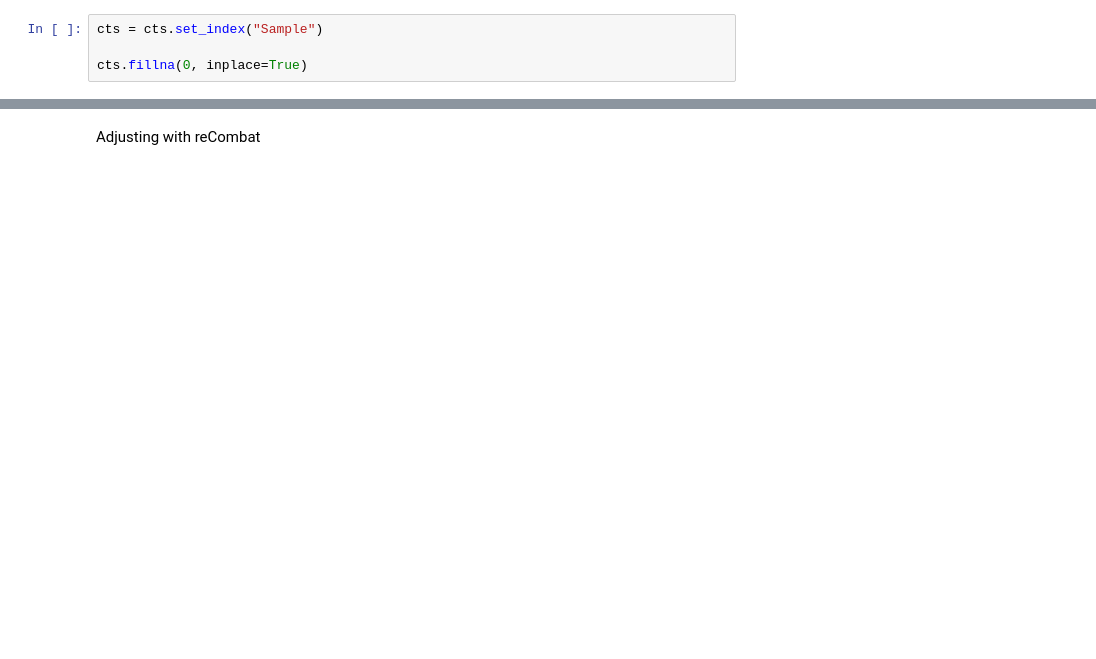
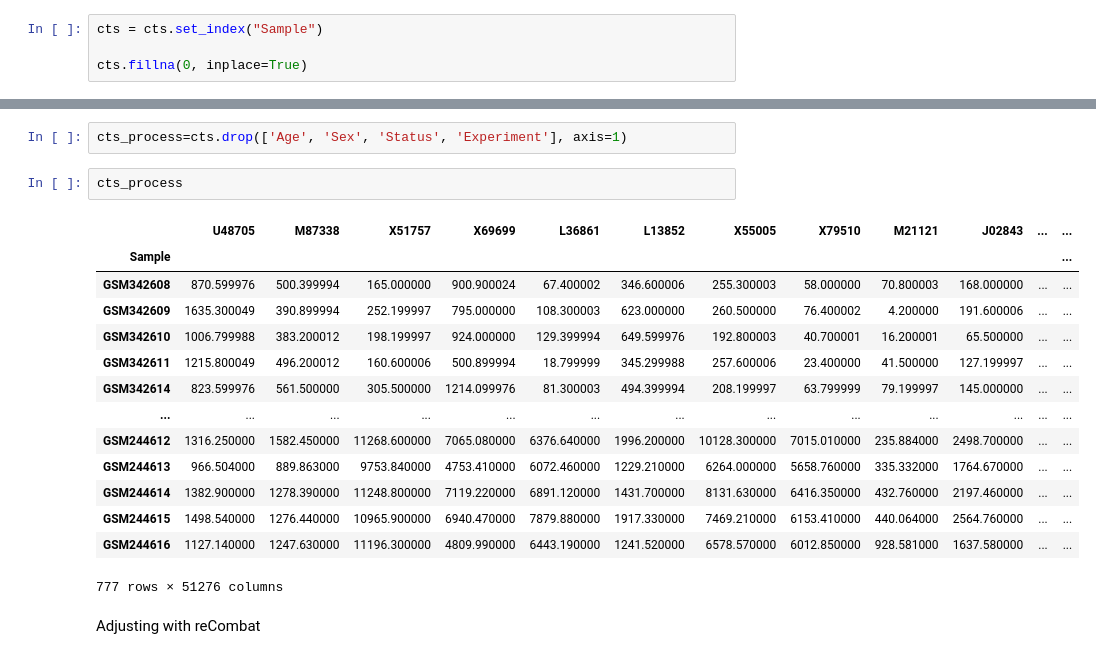
Before and after one commit to GuerreroVazquez/Test_DEG_methods-single_cell, a Jupyter notebook: batch_correction/reComBat-main/reComBat/Batch_correction_python.ipynb, the cells around one changed output, grey strips where cells are left out. Saved outputs shown, nothing was run; the diff lists cells and outputs as text; blank space fills up the shorter version.

```diff
--- a/batch_correction/reComBat-main/reComBat/Batch_correction_python.ipynb
+++ b/batch_correction/reComBat-main/reComBat/Batch_correction_python.ipynb
@@ -45,3 +54,22 @@ cts.fillna(0, inplace=True)
+# %%
+cts_process=cts.drop(['Age', 'Sex', 'Status', 'Experiment'], axis=1)
+# %%
+cts_process
+# %% [output]
+|  | U48705 | M87338 | X51757 | X69699 | L36861 | L13852 | X55005 | X79510 | M21121 | J02843 | ... | ... |
+| Sample |  |  |  |  |  |  |  |  |  |  |  | ... |
+| GSM342608 | 870.599976 | 500.399994 | 165.000000 | 900.900024 | 67.400002 | 346.600006 | 255.300003 | 58.000000 | 70.800003 | 168.000000 | ... | ... |
+| GSM342609 | 1635.300049 | 390.899994 | 252.199997 | 795.000000 | 108.300003 | 623.000000 | 260.500000 | 76.400002 | 4.200000 | 191.600006 | ... | ... |
+| GSM342610 | 1006.799988 | 383.200012 | 198.199997 | 924.000000 | 129.399994 | 649.599976 | 192.800003 | 40.700001 | 16.200001 | 65.500000 | ... | ... |
+| GSM342611 | 1215.800049 | 496.200012 | 160.600006 | 500.899994 | 18.799999 | 345.299988 | 257.600006 | 23.400000 | 41.500000 | 127.199997 | ... | ... |
+| GSM342614 | 823.599976 | 561.500000 | 305.500000 | 1214.099976 | 81.300003 | 494.399994 | 208.199997 | 63.799999 | 79.199997 | 145.000000 | ... | ... |
+| ... | ... | ... | ... | ... | ... | ... | ... | ... | ... | ... | ... | ... |
+| GSM244612 | 1316.250000 | 1582.450000 | 11268.600000 | 7065.080000 | 6376.640000 | 1996.200000 | 10128.300000 | 7015.010000 | 235.884000 | 2498.700000 | ... | ... |
+| GSM244613 | 966.504000 | 889.863000 | 9753.840000 | 4753.410000 | 6072.460000 | 1229.210000 | 6264.000000 | 5658.760000 | 335.332000 | 1764.670000 | ... | ... |
+| GSM244614 | 1382.900000 | 1278.390000 | 11248.800000 | 7119.220000 | 6891.120000 | 1431.700000 | 8131.630000 | 6416.350000 | 432.760000 | 2197.460000 | ... | ... |
+| GSM244615 | 1498.540000 | 1276.440000 | 10965.900000 | 6940.470000 | 7879.880000 | 1917.330000 | 7469.210000 | 6153.410000 | 440.064000 | 2564.760000 | ... | ... |
+| GSM244616 | 1127.140000 | 1247.630000 | 11196.300000 | 4809.990000 | 6443.190000 | 1241.520000 | 6578.570000 | 6012.850000 | 928.581000 | 1637.580000 | ... | ... |
+777 rows × 51276 columns
 # %% [markdown]
 Adjusting with reCombat
 # %%
```
Also changed, not shown: parts of 20 cells of this notebook, 1 other file.
